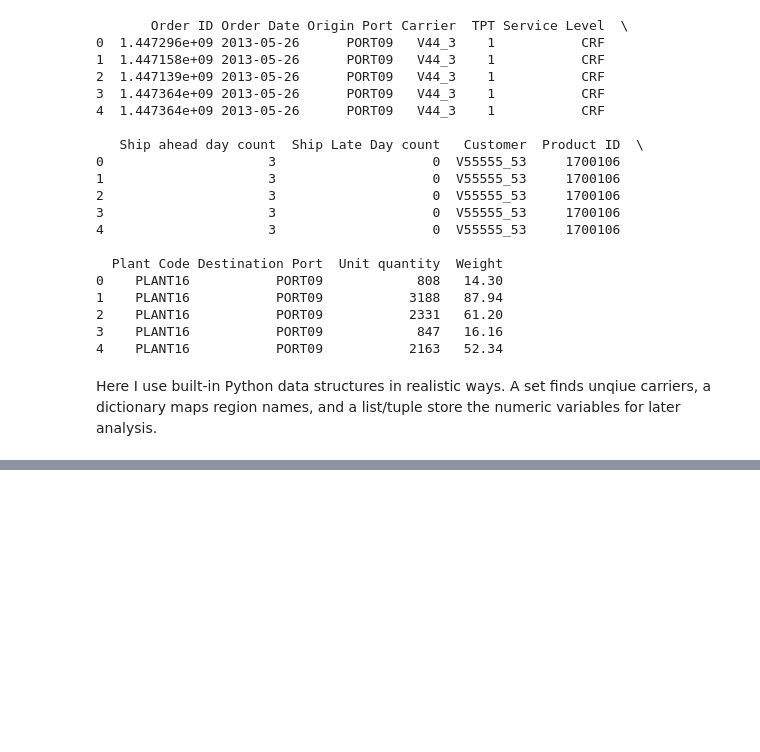
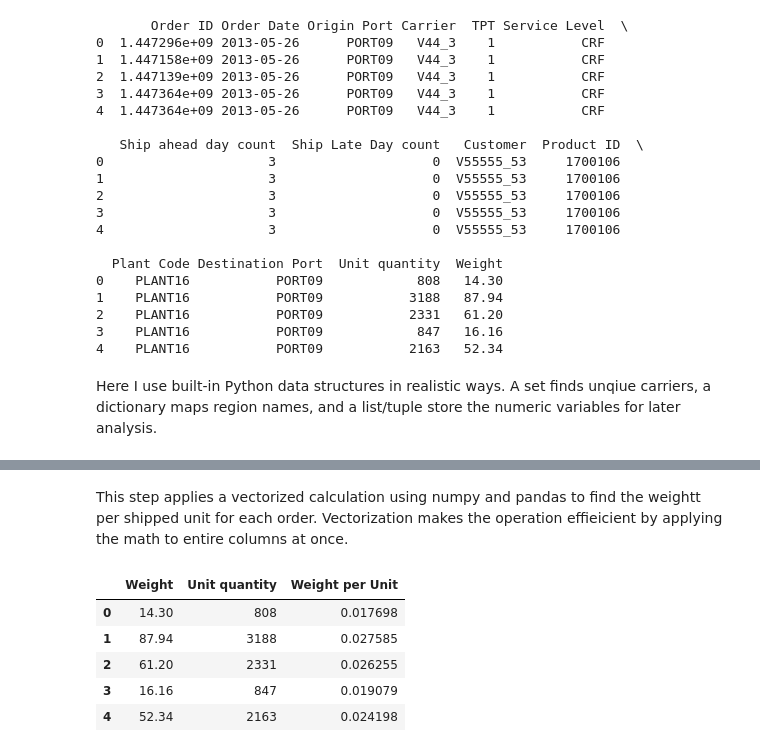
Before and after one commit to IT2053C-Gilany/final-project-patellldiyaaa, a Jupyter notebook: final-project.ipynb, the cells around one changed output, grey strips where cells are left out. Drawn from its saved outputs; the diff is of its cells as text; code cells hidden in the pictures; blank space fills up the shorter version.

```diff
--- a/final-project.ipynb
+++ b/final-project.ipynb
@@ -221,3 +221,20 @@ Number of unique carriers: 3
 | 2 | 1.447139e+09 | 2013-05-26 | PORT09 | V44_3 | 1 | CRF | 3 | ... |
 | 3 | 1.447364e+09 | 2013-05-26 | PORT09 | V44_3 | 1 | CRF | 3 | ... |
 | 4 | 1.447364e+09 | 2013-05-26 | PORT09 | V44_3 | 1 | CRF | 3 | ... |
+# %% [markdown]
+This step applies a vectorized calculation using numpy and pandas to find the weightt per shipped unit for each order. Vectorization makes the operation effieicient by applying the math to entire columns at once.
+# %%
+import numpy as np
+
+# Calculate weight per unit for each order
+df['Weight per Unit'] = df['Weight'] / df['Unit quantity']
+
+# check result
+df[['Weight', 'Unit quantity', 'Weight per Unit']].head()
+# %% [output]
+|  | Weight | Unit quantity | Weight per Unit |
+| 0 | 14.30 | 808 | 0.017698 |
+| 1 | 87.94 | 3188 | 0.027585 |
+| 2 | 61.20 | 2331 | 0.026255 |
+| 3 | 16.16 | 847 | 0.019079 |
+| 4 | 52.34 | 2163 | 0.024198 |
```
Also changed, not shown: parts of 12 cells of this notebook.
